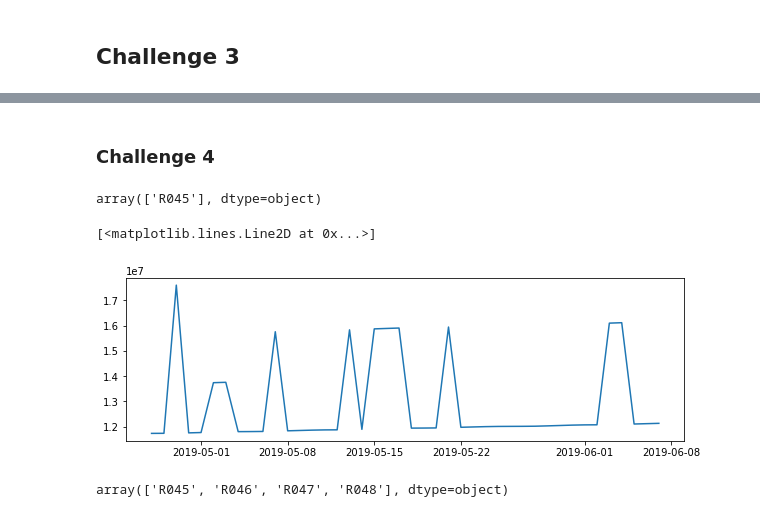
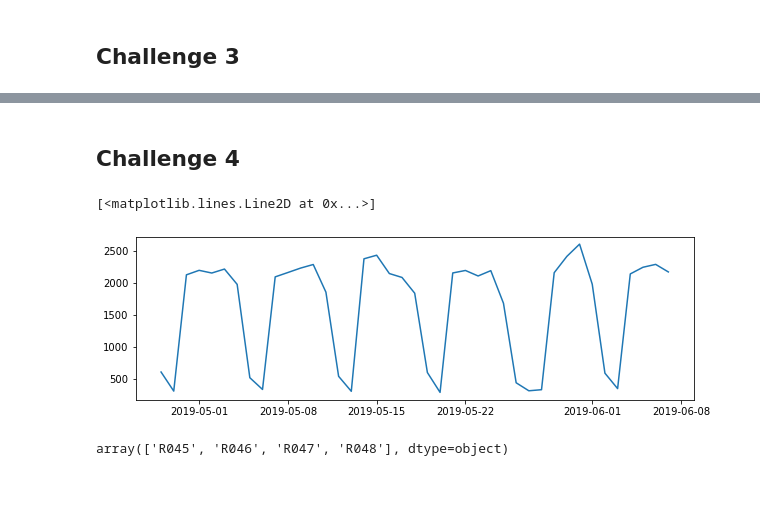
Before and after one commit to jlmartin100/Metis_Projects, a Jupyter notebook: Project_1/Project_1_ECM.ipynb, the cells around one changed output, grey strips where cells are left out. Cells and saved outputs as stored; diff of their text form; code cells hidden in the pictures; blank space fills up the shorter version.

```diff
--- a/Project_1/Project_1_ECM.ipynb
+++ b/Project_1/Project_1_ECM.ipynb
@@ -49,0 +93,4 @@ df_group = df.groupby(['C/A', 'UNIT', 'SCP', 'STATION', 'DATE']).agg('sum').rese
+# %%
+print(df_daily.shape)
+df_daily.dropna(subset = ['PREV_DATE'], axis = 0, inplace = True)
+print(df_daily.shape)
@@ -49,0 +100,14 @@ df_group = df.groupby(['C/A', 'UNIT', 'SCP', 'STATION', 'DATE']).agg('sum').rese
+# %%
+def get_daily_counts(row, max_counter):
+    counter = row["ENTRIES"] - row["PREV_ENTRIES"]
+    if counter < 0:
+        # Maybe counter is reversed?
+        counter = -counter
+    if counter > max_counter:
+        # Maybe counter was reset to 0?
+        #print(row["ENTRIES"], row["PREV_ENTRIES"])
+        counter = min(row["ENTRIES"], row["PREV_ENTRIES"])
+    return counter
+# %%
+df_daily['DAILY_ENTRIES'] = df_daily.apply(get_daily_counts, axis=1, max_counter=1000000)
+df_daily.head()
@@ -50,21 +121,18 @@ df_group = df.groupby(['C/A', 'UNIT', 'SCP', 'STATION', 'DATE']).agg('sum').rese
 # %% [markdown]
-### Challenge 4
+## Challenge 4
 # %%
 %matplotlib inline
 # %%
 import matplotlib.pyplot as plt
 # %%
-single_turn = df_group[(df_group['C/A'] == 'R236') & (df_group['UNIT'] == 'R045') &
-                       (df_group['SCP'] == '00-00-00') & (df_group['STATION'] == 'GRD CNTRL-42 ST')]
+single_turn = df_daily[(df_daily['C/A'] == 'R236') & (df_daily['UNIT'] == 'R045') &
+                       (df_daily['SCP'] == '00-00-00') & (df_daily['STATION'] == 'GRD CNTRL-42 ST')]
-# %% [output]
-array(['R045'], dtype=object)
 # %%
 plt.figure(figsize=(10,3))
-plt.plot(single_turn['DATE'],single_turn['ENTRIES'])
-#plt.ylim((4.21e7,4.26e7))
+plt.plot(single_turn['DATE'],single_turn['DAILY_ENTRIES'])
 # %% [output]
 [<matplotlib.lines.Line2D at 0x...>]
-[figure, old version]
+[figure, new version]
 # %%
 df_group[df_group.STATION == 'GRD CNTRL-42 ST'].UNIT.unique()
 # %% [output]
```
Also changed, not shown: parts of 20 cells of this notebook.
